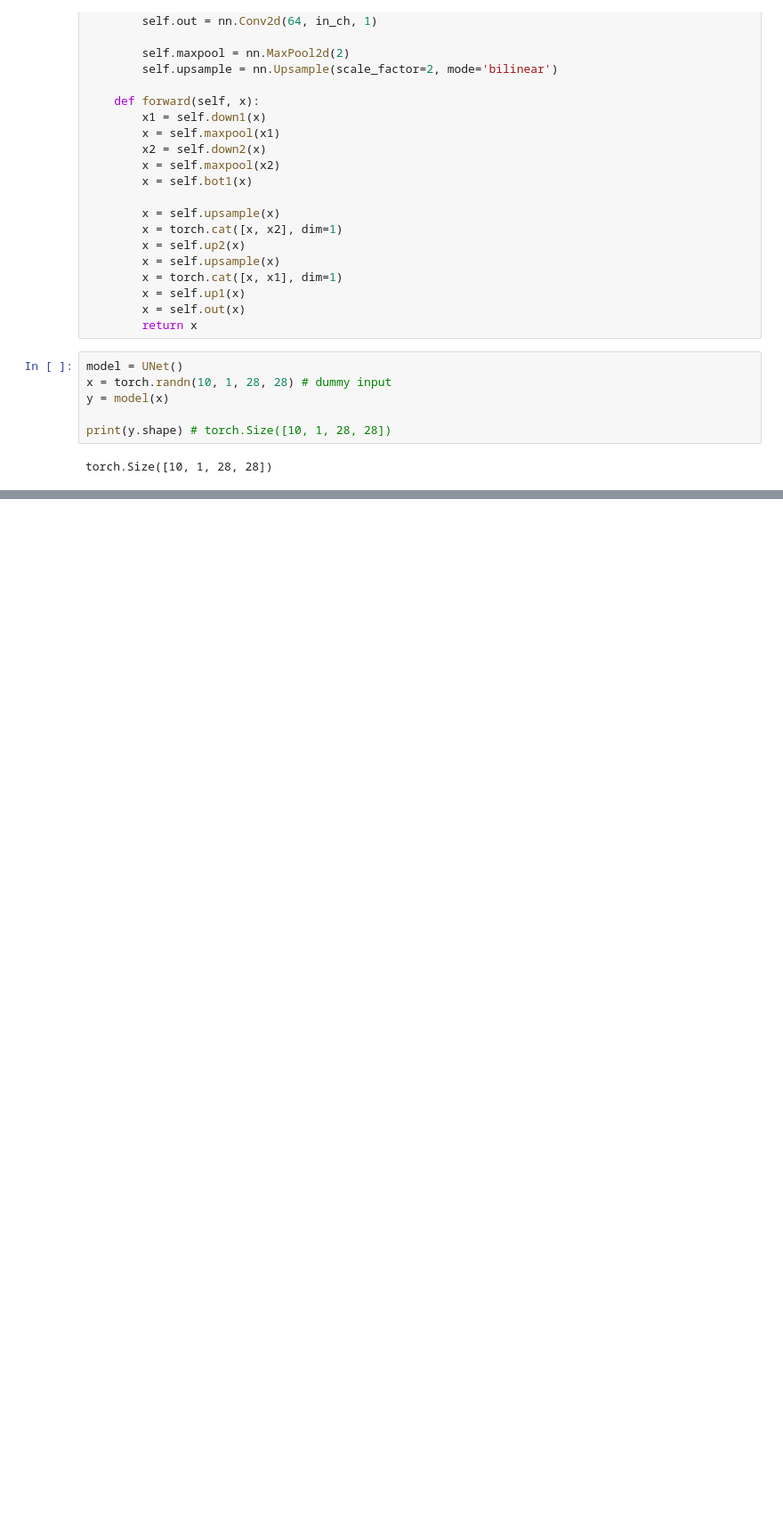
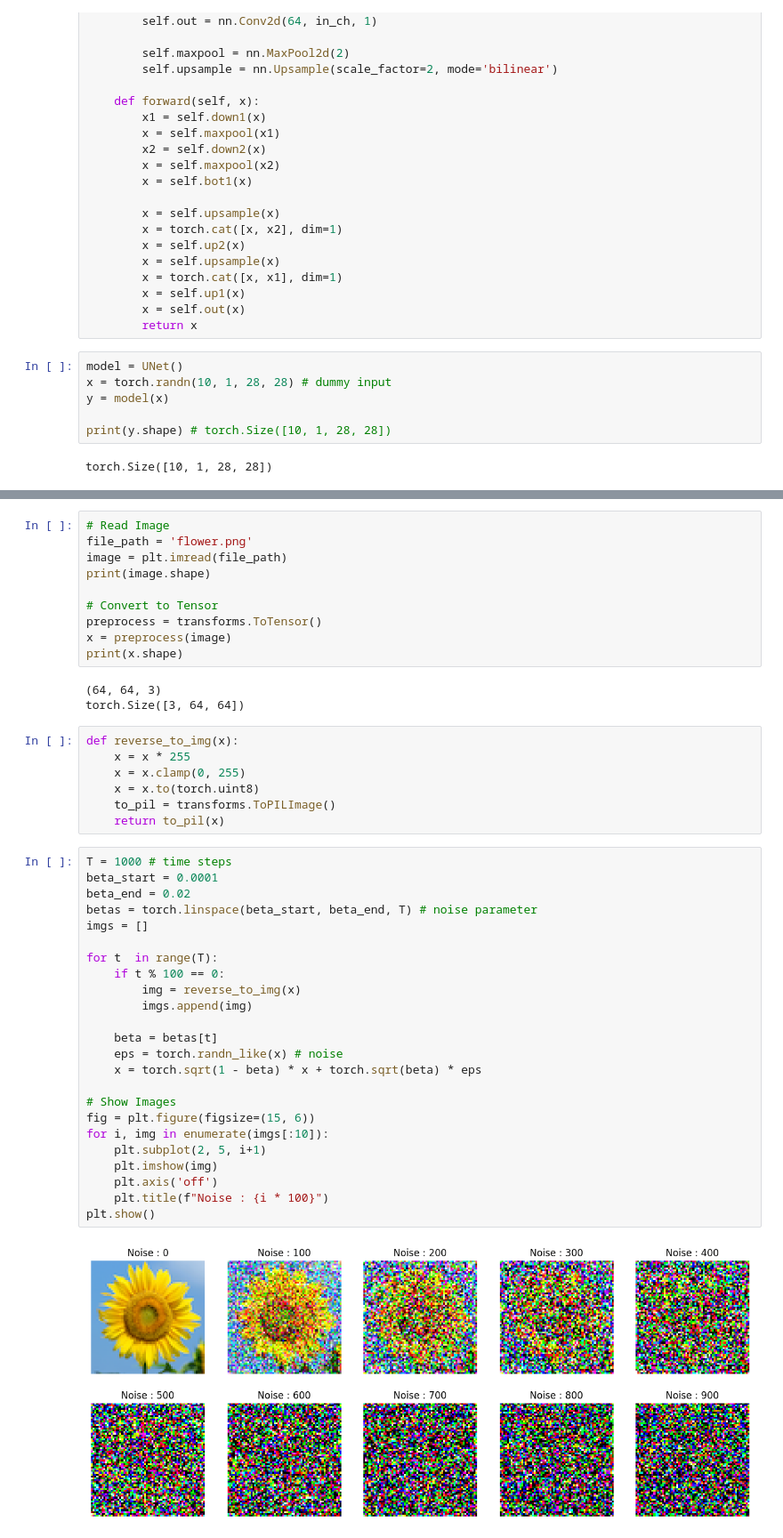
Before and after one commit to Daiki04/zero_deep5, a Jupyter notebook: chapter9.ipynb, the cells around one changed output, grey strips where cells are left out. Shown at 89% size. Cells and saved outputs as stored; diff of their text form; blank space fills up the shorter version.

```diff
--- a/chapter9.ipynb
+++ b/chapter9.ipynb
@@ -58,0 +164,46 @@ torch.Size([10, 1, 28, 28])
+# %%
+# Read Image
+file_path = 'flower.png'
+image = plt.imread(file_path)
+print(image.shape)
+
+# Convert to Tensor
+preprocess = transforms.ToTensor()
+x = preprocess(image)
+print(x.shape)
+# %% [output]
+(64, 64, 3)
+torch.Size([3, 64, 64])
+# %%
+def reverse_to_img(x):
+    x = x * 255
+    x = x.clamp(0, 255)
+    x = x.to(torch.uint8)
+    to_pil = transforms.ToPILImage()
+    return to_pil(x)
+# %%
+T = 1000 # time steps
+beta_start = 0.0001
+beta_end = 0.02
+betas = torch.linspace(beta_start, beta_end, T) # noise parameter
+imgs = []
+
+for t  in range(T):
+    if t % 100 == 0:
+        img = reverse_to_img(x)
+        imgs.append(img)
+
+    beta = betas[t]
+    eps = torch.randn_like(x) # noise
+    x = torch.sqrt(1 - beta) * x + torch.sqrt(beta) * eps
+
+# Show Images
+fig = plt.figure(figsize=(15, 6))
+for i, img in enumerate(imgs[:10]):
+    plt.subplot(2, 5, i+1)
+    plt.imshow(img)
+    plt.axis('off')
+    plt.title(f"Noise : {i * 100}")
+plt.show()
+# %% [output]
+[figure, added]
```
Also changed, not shown: parts of 23 cells of this notebook, 1 other file.
